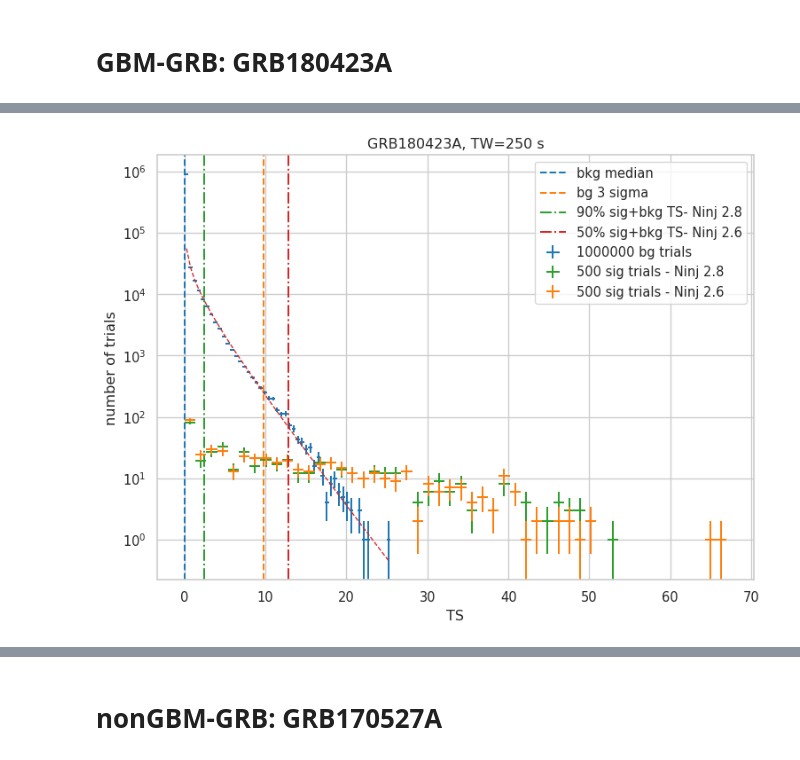
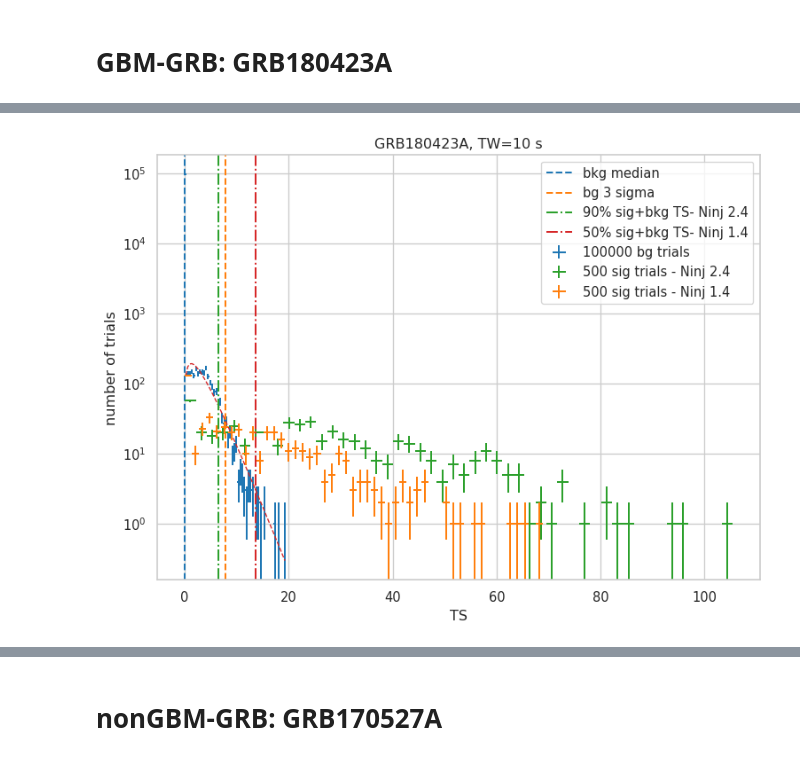
Before and after one commit to ChujieChen/greco_grb, a Jupyter notebook: notebooks/07_sensitivity_discovery_potential_per_source.ipynb, the cells around one changed output, grey strips where cells are left out. Saved outputs shown, nothing was run; the diff lists cells and outputs as text; code cells hidden in the pictures.

```diff
--- a/notebooks/07_sensitivity_discovery_potential_per_source.ipynb
+++ b/notebooks/07_sensitivity_discovery_potential_per_source.ipynb
@@ -183,5 +239,5 @@ def get_tr(info):
 # %%
-def get_sens_disc(info, sigma=5, fit=True):
+def get_sens_disc(info, sigma=5, fit=True, use_first=None, n_bootstrap=1, tail_fit=False):
     args = info
     df = pd.read_pickle(DATA_DIR+"/grbwebgbm/grbweb_gbm_noHealpix_2268.pkl")
     try:
@@ -232,7 +288,11 @@ def get_sens_disc(info, sigma=5, fit=True):
     # cy.CONF.update(conf)
 
     bg_files = glob(ANA_DIR+"/allsky_scan/with_prior_background/tw{}/{}*.npz".format(args.tw_in_second, args.grb_name))
-    bg = cy.dists.Chi2TSD(np.ravel([sparse.load_npz(bg_file).toarray() for bg_file in bg_files]))
+    if use_first is None:
+        bg = cy.dists.Chi2TSD(np.ravel([sparse.load_npz(bg_file).toarray() for bg_file in bg_files]))
+    else:
+        bg = cy.dists.Chi2TSD(np.ravel([sparse.load_npz(bg_file).toarray() for bg_file in bg_files])[:use_first])
+
     n_injs = args.n_injs
     sig = {}
     for n_inj in n_injs:
@@ -274,13 +334,19 @@ def get_sens_disc(info, sigma=5, fit=True):
                            beta=0.9,
                            max_batch_size=0,
                            logging=False,
-                           trials=trials, n_bootstrap=1)
-    # 5-sigma
-    disc = sptr.find_n_sig(ts=bg.isf_nsigma(sigma, fit=fit),
+                           trials=trials, n_bootstrap=n_bootstrap)
+    # X-sigma
+    if tail_fit:
+        popt, pcov, tail_start = get_best_tail_chi2_fit_params(bg.trials['ts'], bins=50, tail_starts=np.r_[0:10])
+        fitted_chi2 = stats.chi2(popt[0],popt[1],popt[2])
+        the_ts = fitted_chi2.isf(stats.norm.sf(sigma)/popt[4])
+    else:
+        the_ts = bg.isf_nsigma(sigma, fit=fit)
+    disc = sptr.find_n_sig(ts=the_ts,
                            beta=0.5,
                            max_batch_size=0,
                            logging=False,
-                           trials=trials, n_bootstrap=1)
+                           trials=trials, n_bootstrap=n_bootstrap)
     return sens, disc
 # %%
 from cycler import cycler
@@ -290,8 +367,8 @@ plt.rc ('axes', prop_cycle=cycler ('color', mpl_colors))
 # %% [markdown]
 # GBM-GRB: GRB180423A
 # %%
-ag = args(grb_name="GRB180423A",tw_in_second=250)
-sens, disc =get_sens_disc(ag, sigma=3, fit=False)
+ag = args(grb_name="GRB180423A",tw_in_second=10)
+sens, disc =get_sens_disc(ag, sigma=3, fit=False, use_first=100000)
 # %%
 fig, ax = plt.subplots(figsize=(8,6), dpi=96)
 sens_n_sig_PF = pd.DataFrame({'n_sig':sens['info']['n_sigs'], 'PF':sens['info']['spline'](sens['info']['n_sigs'])})
@@ -315,39 +392,39 @@ sens['n_sig'], disc['n_sig']
 # %%
 fig, ax = plt.subplots(figsize=(8,6), dpi=96)
 
 # csky uses histlite all over the place for PDF management
 # the background distribution fit integrates with histlite as well
 bg = cy.dists.Chi2TSD(sens['tss'][0])
 hbg = bg.get_hist(bins=50)
 hl.plot1d(ax, hbg, crosses=True,
           label='{} bg trials'.format(bg.n_total))
 ax.axvline(bg.median(), linestyle='--', label="bkg median", color='tab:blue')
 x = hbg.centers[0]
 norm = hbg.integrate().values
 ax.semilogy(x, norm * bg.pdf(x), lw=1, ls='--')
 ax.axvline(x=bg.isf_nsigma(3, fit=False), linestyle='--', label='bg 3 sigma', color='tab:orange')
 
-
-sg = cy.dists.Chi2TSD(sens['tss'][2.8])
+sens_n_sig = 2.4
+sg = cy.dists.Chi2TSD(sens['tss'][sens_n_sig])
 hsg = sg.get_hist(bins=50)
 hl.plot1d(ax, hsg, crosses=True,
-          label='{} sig trials - Ninj {}'.format(sg.n_total, 2.8))
+          label='{} sig trials - Ninj {}'.format(sg.n_total, sens_n_sig))
 ax.axvline(x=np.quantile(sg.values, 0.1), linestyle="-.",
-            label="90% sig+bkg TS- Ninj {}".format(2.8), color='tab:green')
+            label="90% sig+bkg TS- Ninj {}".format(sens_n_sig), color='tab:green')
 
-
-sg = cy.dists.Chi2TSD(disc['tss'][2.6])
+disc_n_sig = 1.4
+sg = cy.dists.Chi2TSD(disc['tss'][disc_n_sig])
 hsg = sg.get_hist(bins=50)
 hl.plot1d(ax, hsg, crosses=True,
-          label='{} sig trials - Ninj {}'.format(sg.n_total, 2.6))
+          label='{} sig trials - Ninj {}'.format(sg.n_total, disc_n_sig))
 ax.axvline(x=np.quantile(sg.values, 0.5), linestyle="-.",
-            label="50% sig+bkg TS- Ninj {}".format(2.6), color='tab:red')
+            label="50% sig+bkg TS- Ninj {}".format(disc_n_sig), color='tab:red')
 
 ax.set_xlabel(r'TS')
 ax.set_ylabel(r'number of trials')
 ax.set_yscale('log')
 ax.legend()
 ax.set_title(f"{ag.grb_name}, TW={ag.tw_in_second} s")
 plt.tight_layout()
 # %% [output]
-[figure, old version]
+[figure, new version]
```
Also changed, not shown: parts of 15 cells of this notebook, 9 other files.
